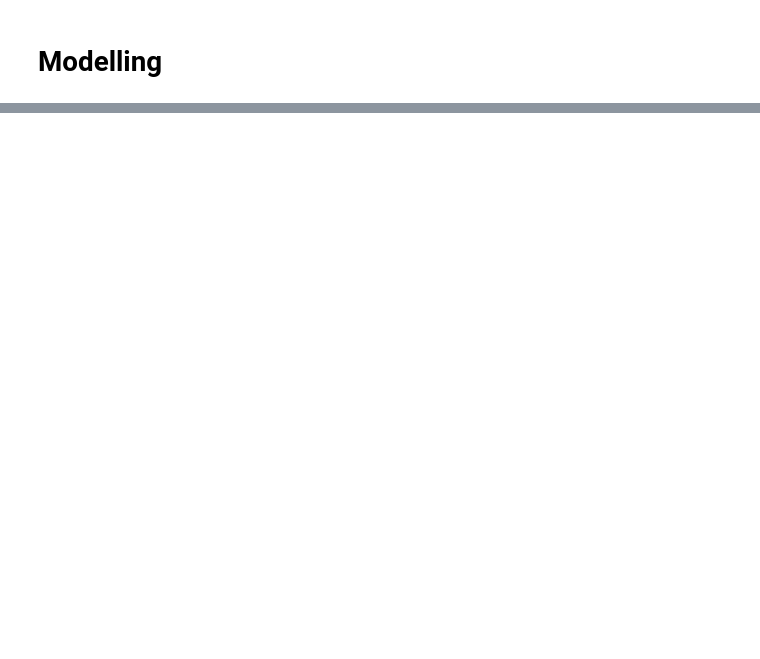
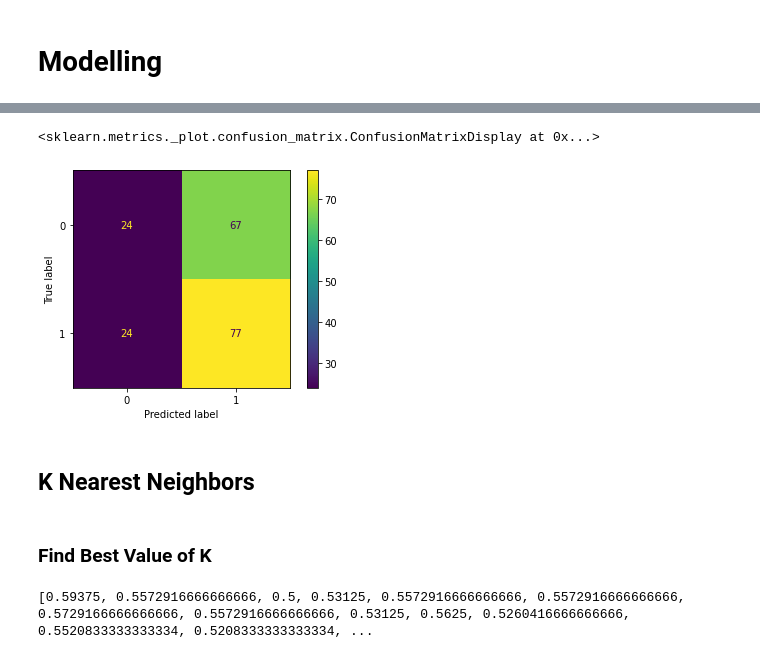
Before and after one commit to dplem/Cryptocurrency-Market-Forecasting, a Jupyter notebook: Notebooks/4_Modeling.ipynb, the cells around one changed output, grey strips where cells are left out. Drawn from its saved outputs; the diff is of its cells as text; code cells hidden in the pictures; blank space fills up the shorter version.

```diff
--- a/Notebooks/4_Modeling.ipynb
+++ b/Notebooks/4_Modeling.ipynb
@@ -42,0 +51,7 @@ df.describe()
+# %%
+X = df[['avg_positive', 'avg_neutral', 'avg_negative', 'avg_compound']]
+y = df[['price_difference']]
+# %%
+from sklearn.model_selection import train_test_split
+
+X_train, X_test, y_train, y_test = train_test_split(X, y, test_size=0.2, random_state=42)
@@ -42,0 +60,9 @@ df.describe()
+# %%
+from sklearn.preprocessing import StandardScaler
+
+# Create an instance of the scaler and apply it to the data
+sc = StandardScaler()
+
+X_train = sc.fit_transform(X_train)
+
+X_test = sc.transform(X_test)
@@ -42,0 +74,7 @@ df.describe()
+# %%
+# Create instance of classifier
+LogReg = LogisticRegression()
+
+LogReg.fit(X_train, y_train.values.ravel())
+
+y_pred = LogReg.predict(X_test)
@@ -42,0 +87,9 @@ df.describe()
+# %%
+from sklearn.metrics import plot_confusion_matrix
+
+plot_confusion_matrix(LogReg, X_test, y_test)
+# %% [output]
+<sklearn.metrics._plot.confusion_matrix.ConfusionMatrixDisplay at 0x...>
+[figure, added]
+# %% [markdown]
+## K Nearest Neighbors
@@ -42,0 +99,20 @@ df.describe()
+# %% [markdown]
+### Find Best Value of K
+# %%
+# try K=1 through K=25 and record testing accuracy
+k_range = range(1, 26)
+
+# We can create Python dictionary using [] or dict()
+scores = []
+
+# We use a loop through the range 1 to 26
+# We append the scores in the dictionary
+for k in k_range:
+    knn = KNeighborsClassifier(n_neighbors=k)
+    knn.fit(X_train, y_train.values.ravel())
+    y_pred = knn.predict(X_test)
+    scores.append(metrics.accuracy_score(y_test, y_pred))
+
+print(scores)
+# %% [output]
+[0.59375, 0.5572916666666666, 0.5, 0.53125, 0.5572916666666666, 0.5572916666666666, 0.5729166666666666, 0.5572916666666666, 0.53125, 0.5625, 0.5260416666666666, 0.5520833333333334, 0.5208333333333334, ...
```
Also changed, not shown: parts of 14 cells of this notebook.
